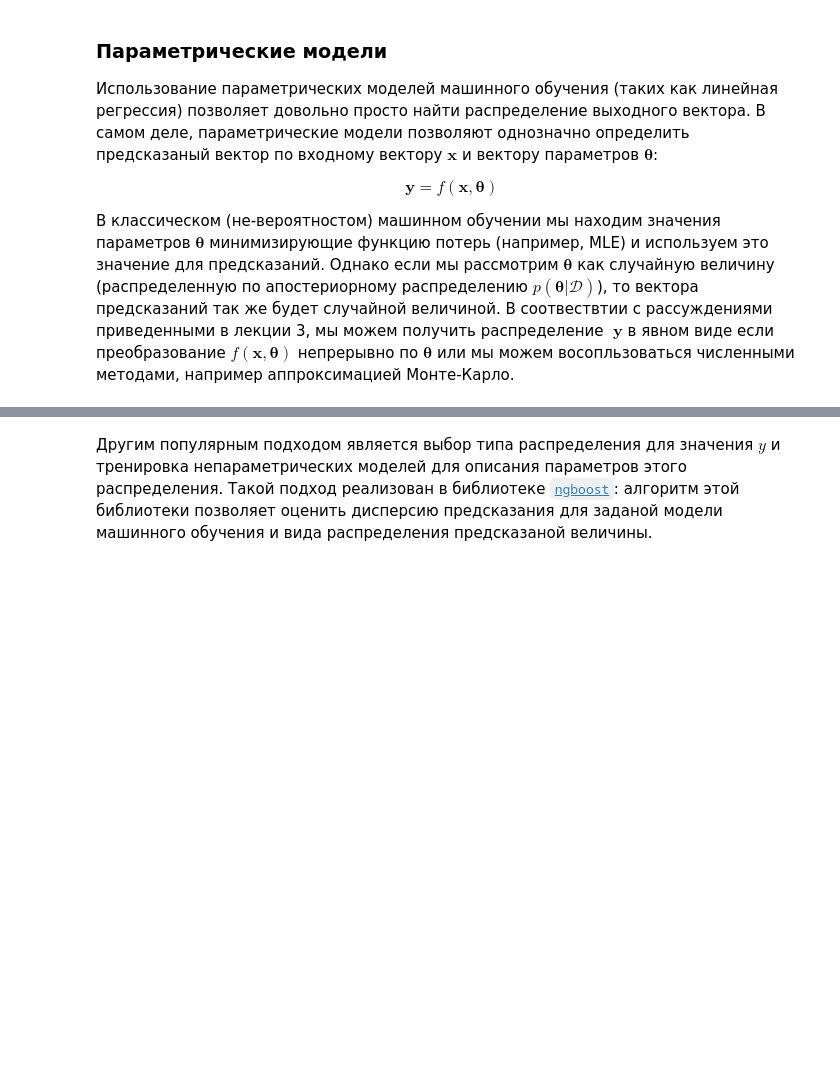
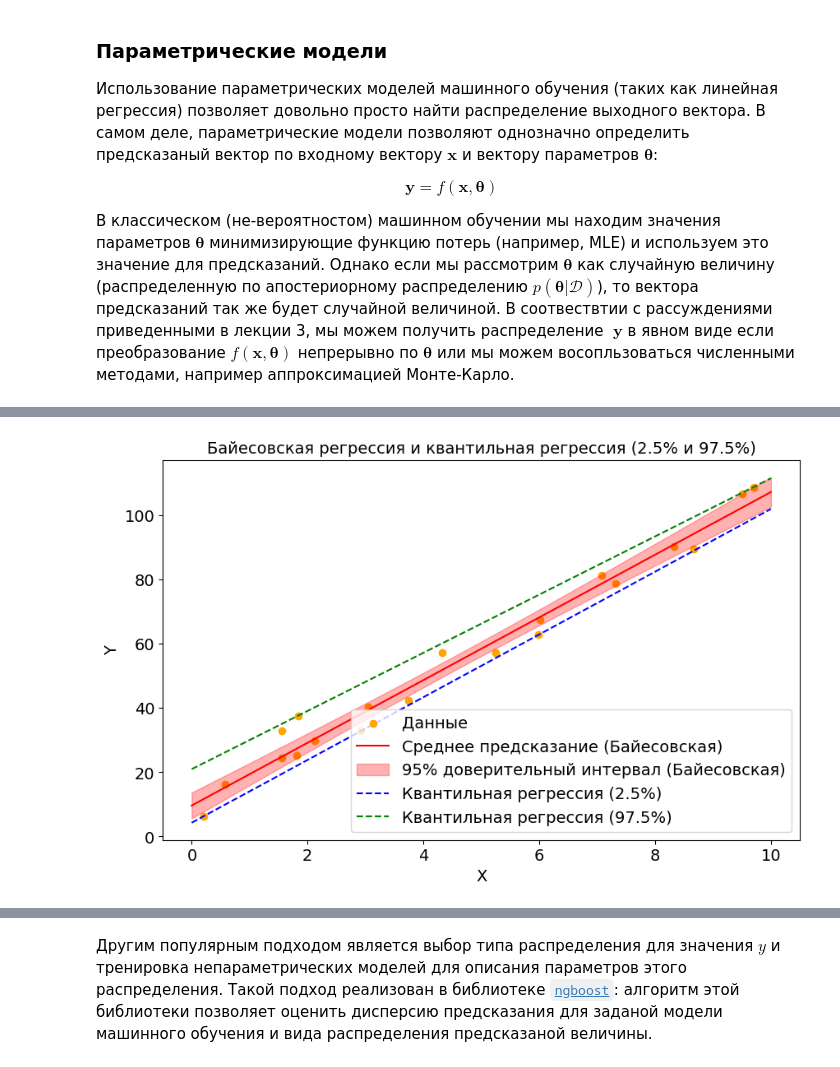
Before and after one commit to mozgit/From-Stats-to-ML, a Jupyter notebook: Лекция_8_Вероятность_в_машинном_обучении.ipynb, the cells around one changed output, grey strips where cells are left out. Drawn from its saved outputs; the diff is of its cells as text; code cells hidden in the pictures; blank space fills up the shorter version.

Commit message:
Added quantile regression

```diff
--- a/Лекция_8_Вероятность_в_машинном_обучении.ipynb
+++ b/Лекция_8_Вероятность_в_машинном_обучении.ipynb
@@ -335,0 +334,65 @@ $$p(y|x,\mathcal{D},\sigma^2) = \int \mathcal(y|\textbf{w}^T\textbf{x} + b,\sigm
+# %%
+import numpy as np
+import matplotlib.pyplot as plt
+from sklearn.linear_model import QuantileRegressor
+
+# Генерация синтетических данных
+np.random.seed(42)
+
+size = 20
+true_w0, true_w1 = 10, 10  # Истинные параметры
+w_prior = np.array([0, 0])  # Среднее значение для априорного распределения
+sigma_prior = np.eye(2) * 200  # Ковариационная матрица априорного распределения
+sigma_noise = 5.0  # Шум (будем считать его известным)
+
+X = np.random.uniform(0, 10, size=size)
+y = true_w0 + true_w1 * X + np.random.normal(0, sigma_noise, size=X.shape)
+
+# Добавление смещения (bias) к X
+X_design = np.c_[np.ones(X.shape), X]
+
+# Вычисление апостериорного распределения с учетом априорного
+sigma_posterior_inv = np.linalg.inv(sigma_prior) + (X_design.T @ X_design) / sigma_noise**2
+sigma_posterior = np.linalg.inv(sigma_posterior_inv)
+w_posterior = sigma_posterior @ (
+    np.linalg.inv(sigma_prior) @ w_prior + X_design.T @ y / sigma_noise**2
+)
+
+# Прогнозное распределение с использованием апостериорного распределения
+X_test = np.linspace(0, 10, 100)
+X_test_design = np.c_[np.ones(X_test.shape), X_test]
+y_pred_mean = X_test_design @ w_posterior
+y_pred_std = np.sqrt(np.sum(X_test_design @ sigma_posterior * X_test_design, axis=1))
+
+# Квантильная регрессия
+quantile_2_5 = QuantileRegressor(quantile=0.025, alpha=0, solver="highs").fit(X.reshape(-1, 1), y)
+quantile_97_5 = QuantileRegressor(quantile=0.975, alpha=0, solver="highs").fit(X.reshape(-1, 1), y)
+
+y_quantile_2_5 = quantile_2_5.predict(X_test.reshape(-1, 1))
+y_quantile_97_5 = quantile_97_5.predict(X_test.reshape(-1, 1))
+
+# Построение графиков
+plt.figure(figsize=(10, 6))
+
+# Данные и предсказания
+plt.scatter(X, y, label="Данные", color="orange")
+plt.plot(X_test, y_pred_mean, label="Среднее предсказание (Байесовская)", color='red')
+plt.fill_between(
+    X_test,
+    y_pred_mean - 2 * y_pred_std,
+    y_pred_mean + 2 * y_pred_std,
+    color='red',
+    alpha=0.3,
+    label="95% доверительный интервал (Байесовская)"
+)
+plt.plot(X_test, y_quantile_2_5, color="blue", linestyle="--", label="Квантильная регрессия (2.5%)")
+plt.plot(X_test, y_quantile_97_5, color="green", linestyle="--", label="Квантильная регрессия (97.5%)")
+
+# Подписи и оформление
+plt.xlabel("X")
+plt.ylabel("Y")
+plt.legend()
+plt.title("Байесовская регрессия и квантильная регрессия (2.5% и 97.5%)")
+plt.show()
+# %% [output]
+[figure, added]
```
Also changed, not shown: parts of 11 cells of this notebook.
